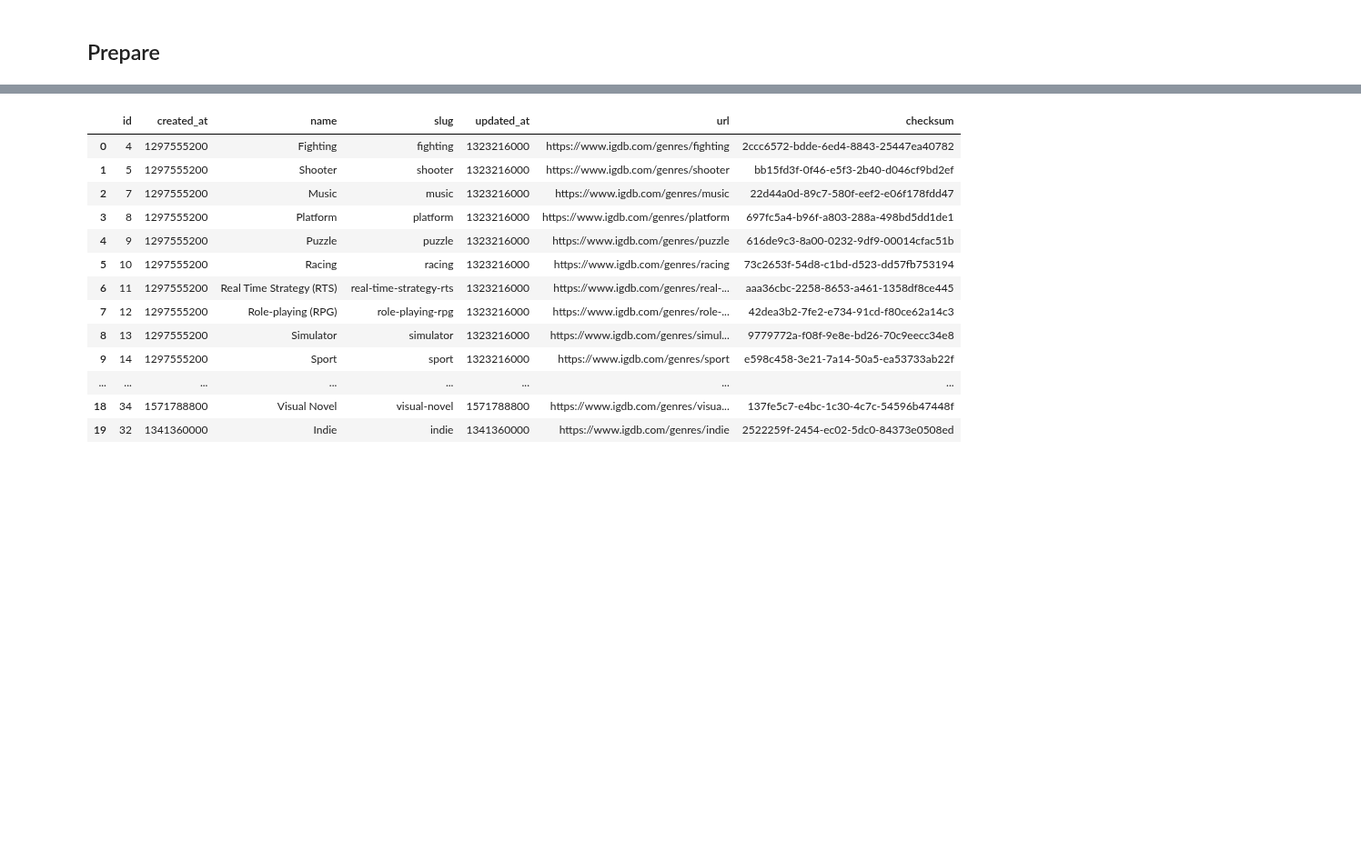
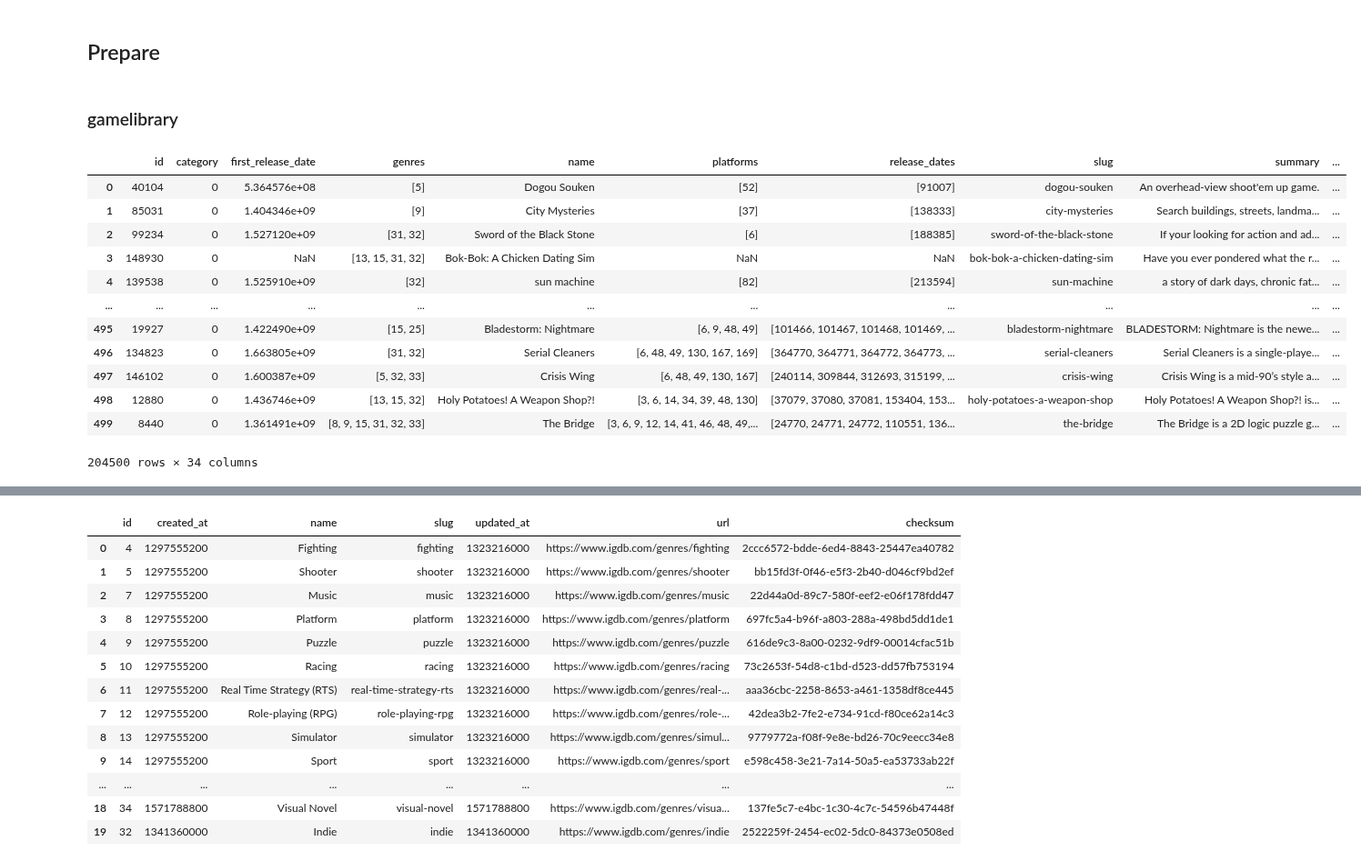
Before and after one commit to MrEnigmamgine/Videogame-Capstone_fork, a Jupyter notebook: jarrid_workbook.ipynb, the cells around one changed output, grey strips where cells are left out. Shown at 91% size. Saved outputs shown, nothing was run; the diff lists cells and outputs as text; code cells hidden in the pictures; blank space fills up the shorter version.

```diff
--- a/jarrid_workbook.ipynb
+++ b/jarrid_workbook.ipynb
@@ -189,26 +191,17 @@ def run_wrapper():
 # %%
 wrapper = run_wrapper()
 # %%
+# function that puts response list object into a dataframe for each page
 def get_game_library(wrapper):
-    testgames2 = []
-    for i in range(0, 10):
-        games = wrapper.api_request('games', 'fields *; limit 500;' f'offset {i * 10};')
-        testgames2.append(games)
-    return testgames2
+    game_library = pd.DataFrame()
+    for i in range (0, 409):
+        games = wrapper.api_request('games', 'fields *; limit 500;' f'offset {i * 500};')
+        y = json.loads(games)
+        results_df =pd.DataFrame(y)
+        game_library = pd.concat([game_library, results_df])
+    return game_library
 # %%
-tf = get_game_library(wrapper)
+game_library = get_game_library(wrapper)
-# %%
-# function that puts response list object into a dataframe for each page
-def game_library(wrapper):
-    game_library = pd.DataFrame()
-    for i in range (0, 409):
-        games = wrapper.api_request('games', 'fields *; limit 500;' f'offset {i * 500};')
-        y = json.loads(games)
-        results_df =pd.DataFrame(y)
-        game_library = pd.concat([game_library, results_df])
-    return game_library
-# %%
-game_library = game_library(wrapper)
 # %%
 game_library.head()
 # %% [output]
@@ -1108,2 +1173,21 @@ Had to create tables in a spreadsheet for each reference data table.
 # %% [markdown]
 ## Prepare
+# %% [markdown]
+### gamelibrary
+# %%
+game_library.drop(columns=['artworks',  'cover', 'created_at', 'external_games', 'screenshots', 'similar_games',  'tags', 'updated_at', 'url', 'videos', 'websites', 'checksum',  'alternative_names',  'keywords', 'status', 'rating_count', 'storyline', 'total_rating_count',  'hypes', 'follows', 'aggregated_rating_count'], inplace=True)
+game_library
+# %% [output]
+|  | id | category | first_release_date | genres | name | platforms | release_dates | slug | summary | ... |
+| 0 | 40104 | 0 | 5.364576e+08 | [5] | Dogou Souken | [52] | [91007] | dogou-souken | An overhead-view shoot'em up game. | ... |
+| 1 | 85031 | 0 | 1.404346e+09 | [9] | City Mysteries | [37] | [138333] | city-mysteries | Search buildings, streets, landma... | ... |
+| 2 | 99234 | 0 | 1.527120e+09 | [31, 32] | Sword of the Black Stone | [6] | [188385] | sword-of-the-black-stone | If your looking for action and ad... | ... |
+| 3 | 148930 | 0 | NaN | [13, 15, 31, 32] | Bok-Bok: A Chicken Dating Sim | NaN | NaN | bok-bok-a-chicken-dating-sim | Have you ever pondered what the r... | ... |
+| 4 | 139538 | 0 | 1.525910e+09 | [32] | sun machine | [82] | [213594] | sun-machine | a story of dark days, chronic fat... | ... |
+| ... | ... | ... | ... | ... | ... | ... | ... | ... | ... | ... |
+| 495 | 19927 | 0 | 1.422490e+09 | [15, 25] | Bladestorm: Nightmare | [6, 9, 48, 49] | [101466, 101467, 101468, 101469, ... | bladestorm-nightmare | BLADESTORM: Nightmare is the newe... | ... |
+| 496 | 134823 | 0 | 1.663805e+09 | [31, 32] | Serial Cleaners | [6, 48, 49, 130, 167, 169] | [364770, 364771, 364772, 364773, ... | serial-cleaners | Serial Cleaners is a single-playe... | ... |
+| 497 | 146102 | 0 | 1.600387e+09 | [5, 32, 33] | Crisis Wing | [6, 48, 49, 130, 167] | [240114, 309844, 312693, 315199, ... | crisis-wing | Crisis Wing is a mid-90’s style a... | ... |
+| 498 | 12880 | 0 | 1.436746e+09 | [13, 15, 32] | Holy Potatoes! A Weapon Shop?! | [3, 6, 14, 34, 39, 48, 130] | [37079, 37080, 37081, 153404, 153... | holy-potatoes-a-weapon-shop | Holy Potatoes! A Weapon Shop?! is... | ... |
+| 499 | 8440 | 0 | 1.361491e+09 | [8, 9, 15, 31, 32, 33] | The Bridge | [3, 6, 9, 12, 14, 41, 46, 48, 49,... | [24770, 24771, 24772, 110551, 136... | the-bridge | The Bridge is a 2D logic puzzle g... | ... |
+204500 rows × 34 columns
```
Also changed, not shown: parts of 37 cells of this notebook.
